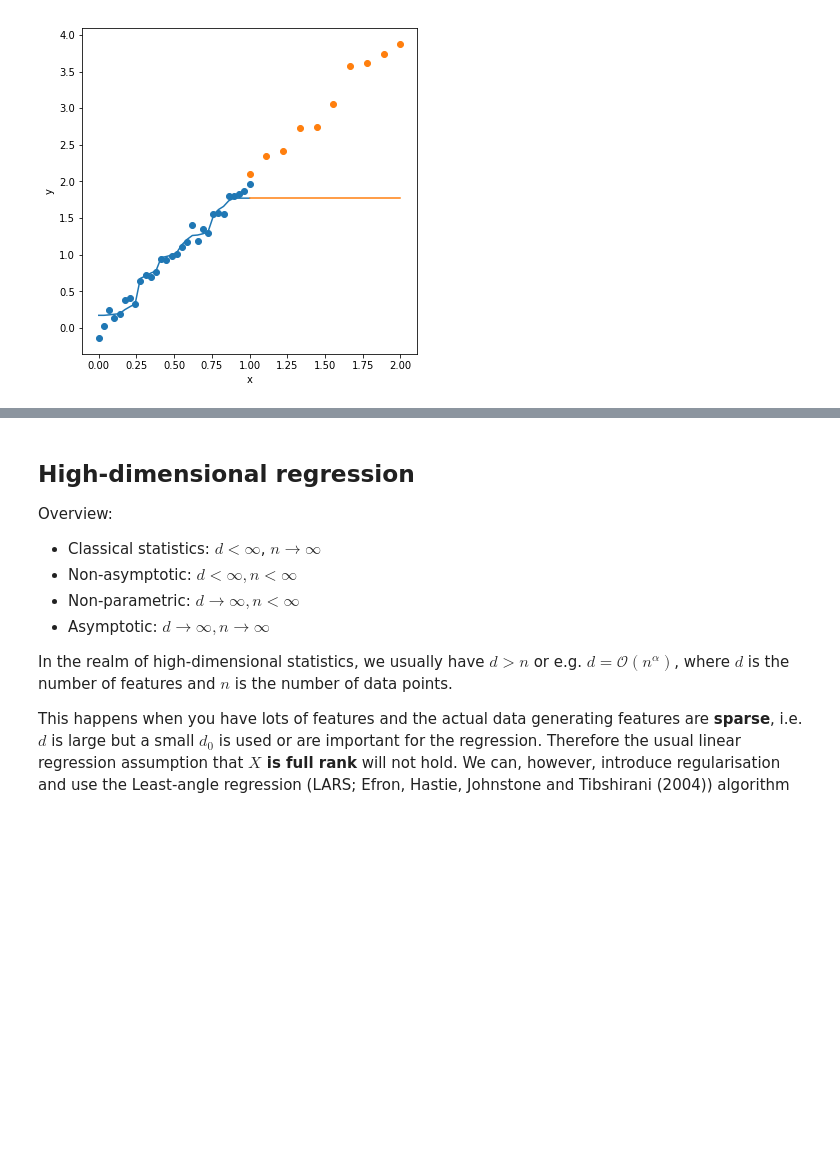
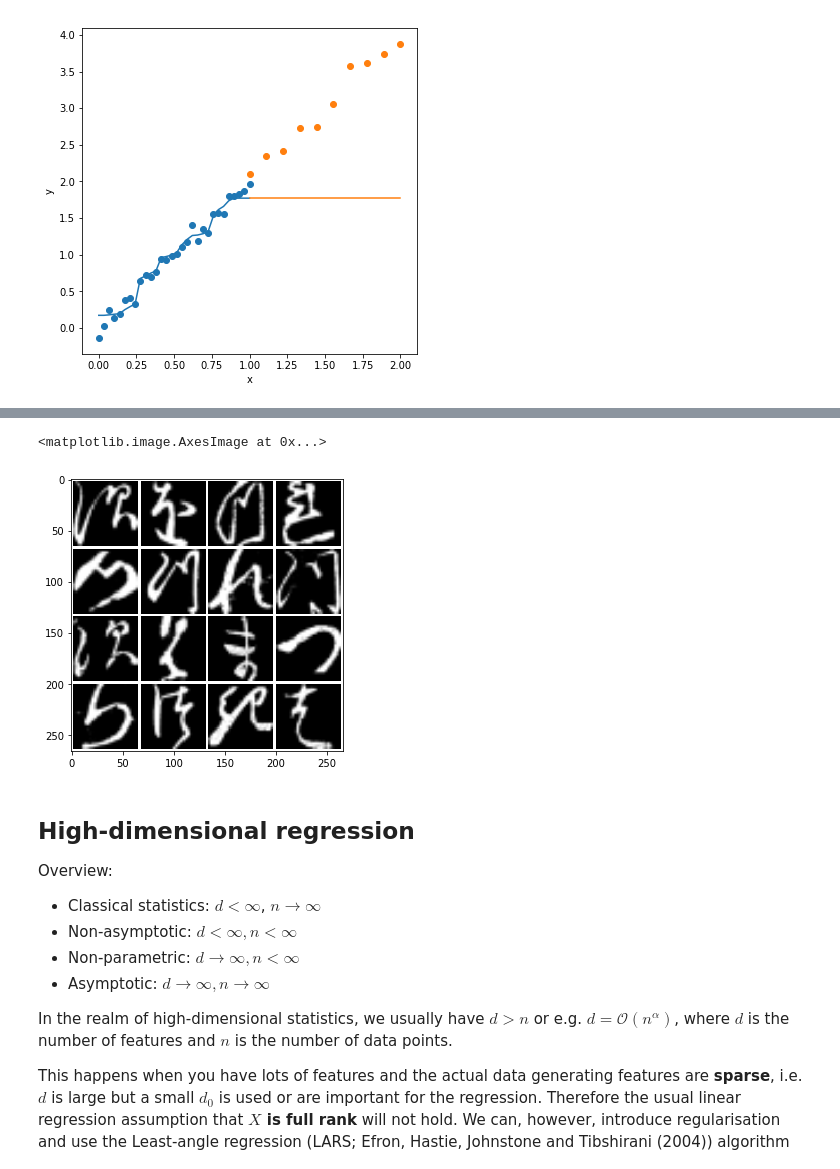
Before and after one commit to Imperial-College-Data-Science-Society/workshops, a Jupyter notebook: notebooks/workshop-3-Regression/Regression.ipynb, the cells around one changed output, grey strips where cells are left out. Cells and saved outputs as stored; diff of their text form; code cells hidden in the pictures; blank space fills up the shorter version.

Commit message:
edit requirements and add in kmnist

```diff
--- a/notebooks/workshop-3-Regression/Regression.ipynb
+++ b/notebooks/workshop-3-Regression/Regression.ipynb
@@ -288,0 +313,23 @@ Text(0, 0.5, 'y')
+# %%
+# https://github.com/pytorch/examples/blob/master/mnist/main.py
+# https://github.com/marrrcin/pytorch-resnet-mnist/blob/master/pytorch-resnet-mnist.ipynb
+# Code is in the folder in the main.py script
+# Don't run it during the session - might take a while!
+# %run main.py
+
+# we will use pretrained models from torchvision
+import torch
+from torchvision import datasets, transforms
+transform=transforms.Compose([
+    transforms.Resize(64),
+    transforms.ToTensor(),
+])
+
+# https://github.com/rois-codh/kmnist
+# We will use the Kuzushiji-MNIST dataset
+dataset2 = datasets.KMNIST('../data', train=False,
+                   transform=transform, download=True)
+test_loader = torch.utils.data.DataLoader(dataset2, batch_size=16)
+for img_batch, label_batch in test_loader:
+    print(img_batch.shape, label_batch)
+    break
@@ -288,0 +340,12 @@ Text(0, 0.5, 'y')
+# %%
+from torchvision.utils import make_grid
+
+# Read images into torch.Tensor
+all_imgs = img_batch
+# Visualize sample on a grid
+img_grid = make_grid(all_imgs, nrow=4, pad_value=1.)
+plt.figure(figsize=(5,5))
+plt.imshow(img_grid.permute(1, 2, 0).numpy())
+# %% [output]
+<matplotlib.image.AxesImage at 0x...>
+[figure, added]
```
Also changed, not shown: parts of 12 cells of this notebook, 6 other files.
